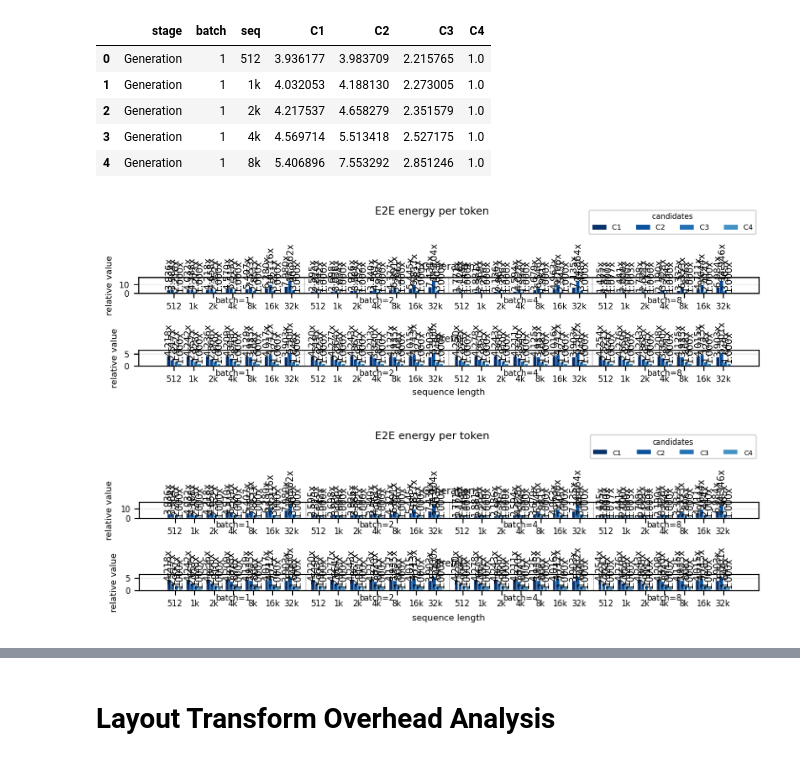
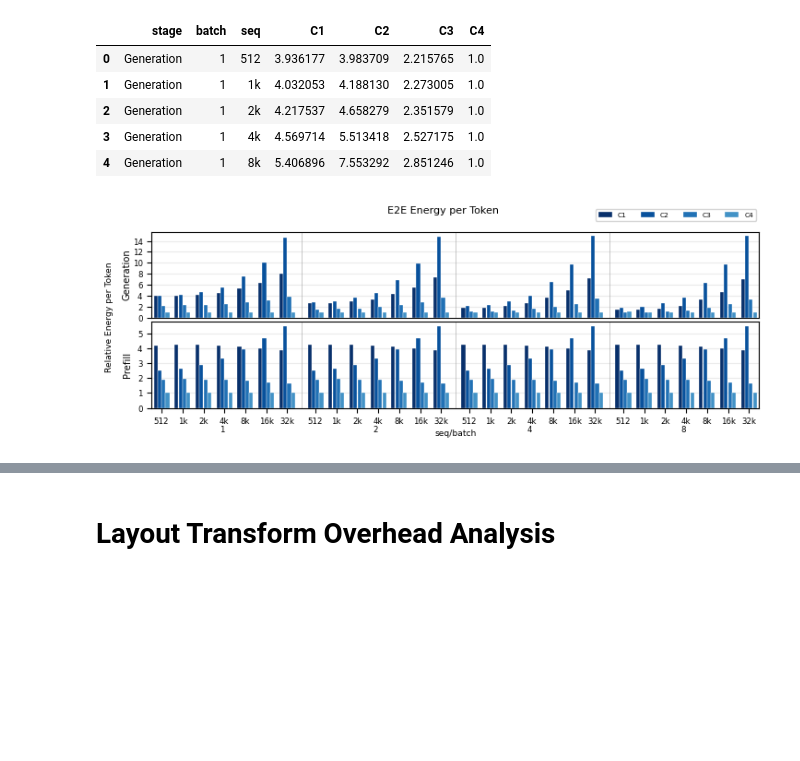
Before and after one commit to jang1664/vortex, a Jupyter notebook: analysis_workspace/latency_on_hw/plot.ipynb, the cells around one changed output, grey strips where cells are left out. Saved outputs shown, nothing was run; the diff lists cells and outputs as text; code cells hidden in the pictures; blank space fills up the shorter version.

```diff
--- a/analysis_workspace/latency_on_hw/plot.ipynb
+++ b/analysis_workspace/latency_on_hw/plot.ipynb
@@ -1124,6 +1193,11 @@ MAIN_ALL_KNOBS = WideBarKnobs(
     auto_bar_width=True,
     x_candidate_group_gap=0.25,
     candidate_gap=0.01,
+    x_pad_left=0.1,
+    x_pad_right=0.1,
+    # Per-row overrides are also supported.
+    # stage_x_pad_left={"Generation": 0.5, "Prefill": 0.5},
+    # stage_x_pad_right={"Generation": 0.5, "Prefill": 0.5},
     x_tick_visibility="last",
     x_tick_label_visibility="last",
     x_axis_label_visibility="last",
@@ -1144,7 +1218,11 @@ MAIN_ALL_KNOBS = WideBarKnobs(
     group_label_va="center",
     group_label_rotation=0.0,
     group_label_fontsize=TICK_LABEL_FONTSIZE,
-    y_label="Relative Latency",
+    y_label="",
+    figure_y_label="Relative Latency",
+    figure_y_label_x=-0.001,
+    figure_y_label_y=0.5,
+    figure_y_label_fontsize=AXIS_LABEL_FONTSIZE,
     # Y grid/tick interval. Use global values or per-row stage overrides.
     # y_major_tick_interval=2.0,
     # y_minor_tick_interval=1.0,
@@ -1152,7 +1230,7 @@ MAIN_ALL_KNOBS = WideBarKnobs(
     # stage_y_minor_tick_intervals={"Generation": 1.0, "Prefill": 0.5},
     stage_label_position="left",
     stage_label_rotation=90.0,
-    stage_label_x=-0.065,
+    stage_label_x=-0.035,
     stage_label_y=0.5,
     stage_label_fontsize=SUBPLOT_TITLE_FONTSIZE,
     stage_label_ha="center",
@@ -1293,30 +1427,81 @@ figure data source: cache
 | 3 | Generation | 1 | 4k | 4.569714 | 5.513418 | 2.527175 | 1.0 |
 | 4 | Generation | 1 | 8k | 5.406896 | 7.553292 | 2.851246 | 1.0 |
 # %%
-# Draw energy per token from energy_figure_data.
+# Draw E2E energy per token from cached relative energy data.
+ENERGY_PER_TOKEN_KNOBS = WideBarKnobs(
+    title_fontsize=TITLE_FONTSIZE,
+    title_y=0.9,
+    subplot_title_fontsize=SUBPLOT_TITLE_FONTSIZE,
+    axis_label_fontsize=AXIS_LABEL_FONTSIZE,
+    tick_label_fontsize=TICK_LABEL_FONTSIZE,
+    legend_fontsize=LEGEND_FONTSIZE,
+    legend_title_fontsize=LEGEND_TITLE_FONTSIZE,
+    legend_title="",
+    legend_position="title_right",
+    value_labels=False,
+    value_label_fontsize=VALUE_LABEL_FONTSIZE,
+    value_label_rotation=VALUE_LABEL_ROTATION,
+    auto_bar_width=True,
+    x_candidate_group_gap=0.25,
+    candidate_gap=0.01,
+    x_tick_visibility="last",
+    x_tick_label_visibility="last",
+    x_axis_label_visibility="last",
+    x_label="seq/batch",
+    x_axis_label_location="custom",
+    x_axis_label_x=0.5,
+    x_axis_label_y=-0.3,
+    x_axis_label_ha="center",
+    x_axis_label_va="center",
+    x_axis_label_rotation=0.0,
+    x_axis_label_fontsize=AXIS_LABEL_FONTSIZE,
+    group_label_visibility="last",
+    group_label_format="{batch}",
+    group_label_x_position="center",
+    group_label_y=-0.25,
+    group_label_ha="right",
+    group_label_va="center",
+    group_label_rotation=0.0,
+    group_label_fontsize=TICK_LABEL_FONTSIZE,
+    y_label="",
+    figure_y_label="Relative Energy per Token",
+    figure_y_label_x=-0.005,
+    figure_y_label_y=0.5,
+    figure_y_label_fontsize=AXIS_LABEL_FONTSIZE,
+    stage_y_major_tick_intervals={"Generation": 2.0, "Prefill": 1.0},
+    stage_label_position="left",
+    stage_label_rotation=90.0,
+    stage_label_x=-0.040,
+    stage_label_y=0.5,
+    stage_label_fontsize=SUBPLOT_TITLE_FONTSIZE,
+    stage_label_ha="center",
+    stage_label_va="center",
+    y_lim_top_scale=1.05,
+    figsize=(7.16, 3),
+    subplot_hspace=0.05,
+    x_pad_left=0.1, x_pad_right=0.1,
+)
+
 if DRAW_FIGURES:
     fig, axes, text_handles, fig_path = draw_wide_candidate_bars(
         energy_figure_data,
-        title="E2E energy per token",
+        title="E2E Energy per Token",
         out_dir=ENERGY_OUT_DIR,
         filename="energy_per_token_from_cache",
-        knobs=ENERGY_KNOBS,
+        knobs=ENERGY_PER_TOKEN_KNOBS,
     )
     energy_result = PlotRunResult(
         tag="energy",
         out_dir=ENERGY_OUT_DIR,
         suites=[],
         options=None,
         versions=None,
         composed=None,
         plot_data=None,
         stack_data=None,
         figure_data=energy_figure_data,
         figure_path=fig_path,
         cache_status=energy_cache_status,
     )
-    if DISPLAY_FIGURES:
-        display_plot(energy_result, fig, prefer_saved=SAVE_FIGURES)
 # %% [output]
-[figure, old version]
+[figure, new version]
-[figure, removed]
```
Also changed, not shown: parts of 10 cells of this notebook.
